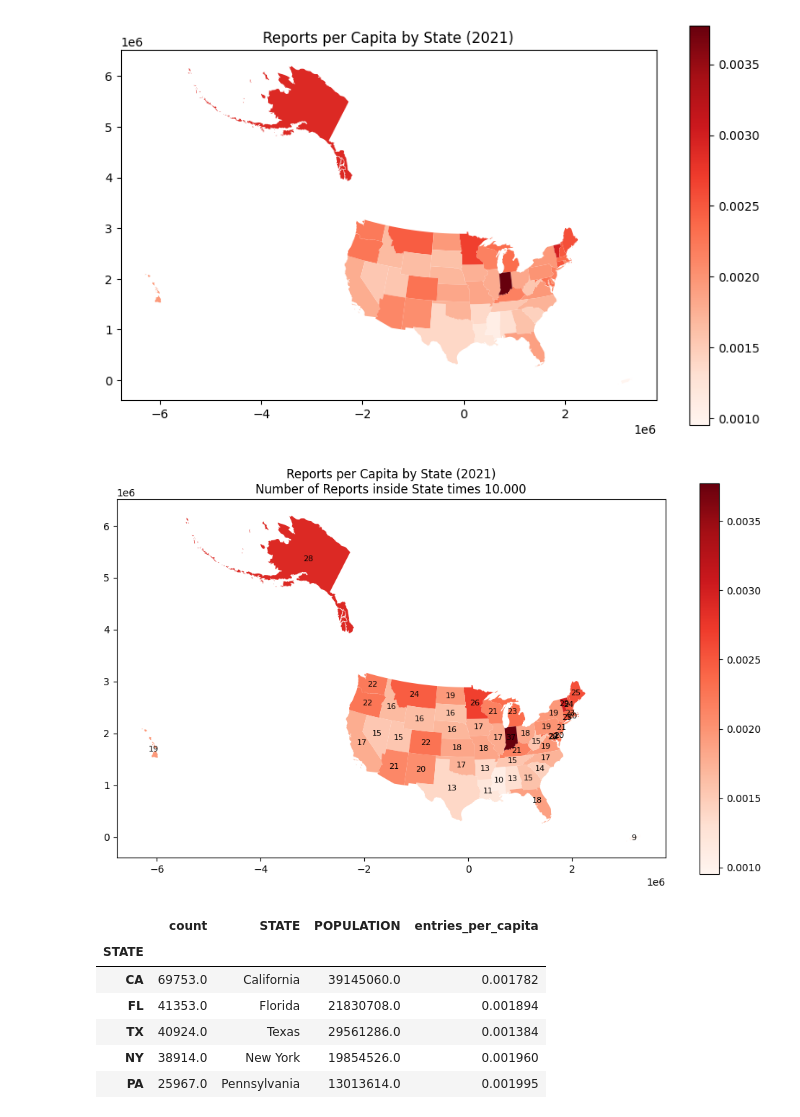
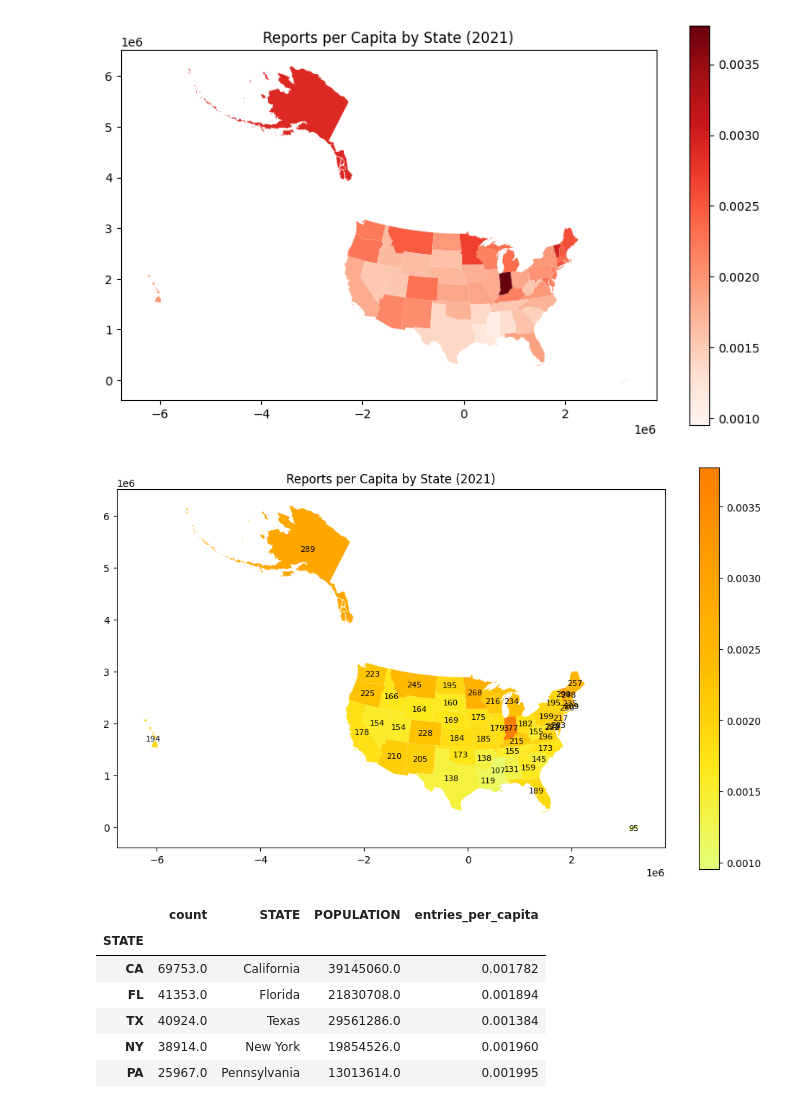
Before and after one commit to ZaNioxX/Masterarbeit, a Jupyter notebook: Data_Exploration/Reports_per_State.ipynb, the cells around one changed output. Drawn from its saved outputs; the diff is of its cells as text; code cells hidden in the pictures.

```diff
--- a/Data_Exploration/Reports_per_State.ipynb
+++ b/Data_Exploration/Reports_per_State.ipynb
@@ -297,8 +338,8 @@ merged_gdf = gdf.set_index('STUSPS').join(state_counts_df[['entries_per_capita']
 
 # Plot
 fig, ax = plt.subplots(1, 1, figsize=(10, 6))
-merged_gdf.plot(column='entries_per_capita', ax=ax, legend=True, cmap='Reds')
-for x, y, label in zip(merged_gdf.geometry.centroid.x, merged_gdf.geometry.centroid.y, merged_gdf['entries_per_capita'] * 1000000):
+merged_gdf.plot(column='entries_per_capita', ax=ax, legend=True, cmap='Wistia')
+for x, y, label in zip(merged_gdf.geometry.centroid.x, merged_gdf.geometry.centroid.y, merged_gdf['entries_per_capita'] * 100000):
     ax.text(x, y, int(label), ha='center', va='center', fontsize=8, color='black')
 plt.title(f'Reports per Capita by State ({year})')
 plt.tight_layout()
@@ -500,37 +541,37 @@ population_2021.columns = ['STATE', 'POPULATION']
 population_2021['STATE'] = population_2021['STATE'].str.lstrip('.')
 # Apply the mapping to convert state names to abbreviations
 population_2021['STATE_SHORT'] = population_2021['STATE'].map(state_to_usps)
 
 # Count the entries per state in the VAERS data and rename the series for clarity
 state_counts = data_2021['STATE'].value_counts().rename('count')
 
 # Merge the population data with the state counts
 population_2021.set_index('STATE_SHORT', inplace=True)
 state_counts_df = state_counts.to_frame().join(population_2021, how='left')
 state_counts_df['count'] = state_counts_df['count'].astype('float64')
 state_counts_df['entries_per_capita'] = state_counts_df['count'] / state_counts_df['POPULATION']
 
 # Load the shapefile and set the projection
 gdf = gpd.read_file('/Users/sep/Documents/HAW/Masterarbeit/cb_2018_us_state_20m/cb_2018_us_state_20m.shp')
 gdf = gdf.to_crs('EPSG:5070')  # Albers Equal Area projection
 
 # Merge the geodataframe with the calculated entries per capita
 merged_gdf = gdf.set_index('STUSPS').join(state_counts_df[['entries_per_capita']])
 
 # Plot
 fig, ax = plt.subplots(1, 1, figsize=(10, 6))
-merged_gdf.plot(column='entries_per_capita', ax=ax, legend=True, cmap='Reds')
+merged_gdf.plot(column='entries_per_capita', ax=ax, legend=True,cmap='Wistia')
 
 # Annotate each state with the number of entries
-for x, y, label in zip(merged_gdf.geometry.centroid.x, merged_gdf.geometry.centroid.y, merged_gdf['entries_per_capita'] * 10000):
+for x, y, label in zip(merged_gdf.geometry.centroid.x, merged_gdf.geometry.centroid.y, merged_gdf['entries_per_capita'] * 100000):
     ax.text(x, y, int(label), ha='center', va='center', fontsize=8, color='black')
 
-plt.title('Reports per Capita by State (2021)' + '\n' + 'Number of Reports inside State times 10.000')
+plt.title('Reports per Capita by State (2021)')
 plt.tight_layout()
 plt.savefig('/Users/sep/PycharmProjects/Masterarbeit/Plots/Data_Exploration/Reports_per_State/Reports_per_Capita_2021.png')
 plt.show()
 # %% [output]
-[figure, old version]
+[figure, new version]
 # %%
 state_counts_df
 # %% [output]
```
Also changed, not shown: parts of 10 cells of this notebook, 29 other files.
